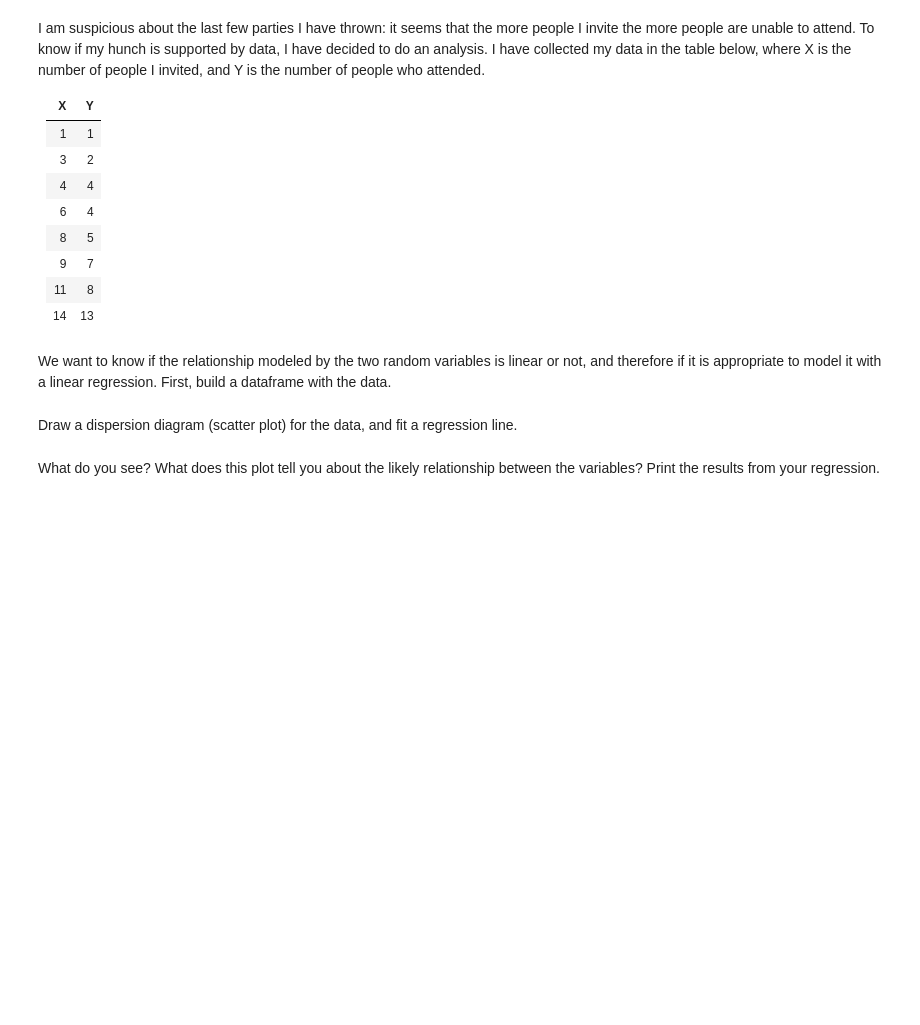
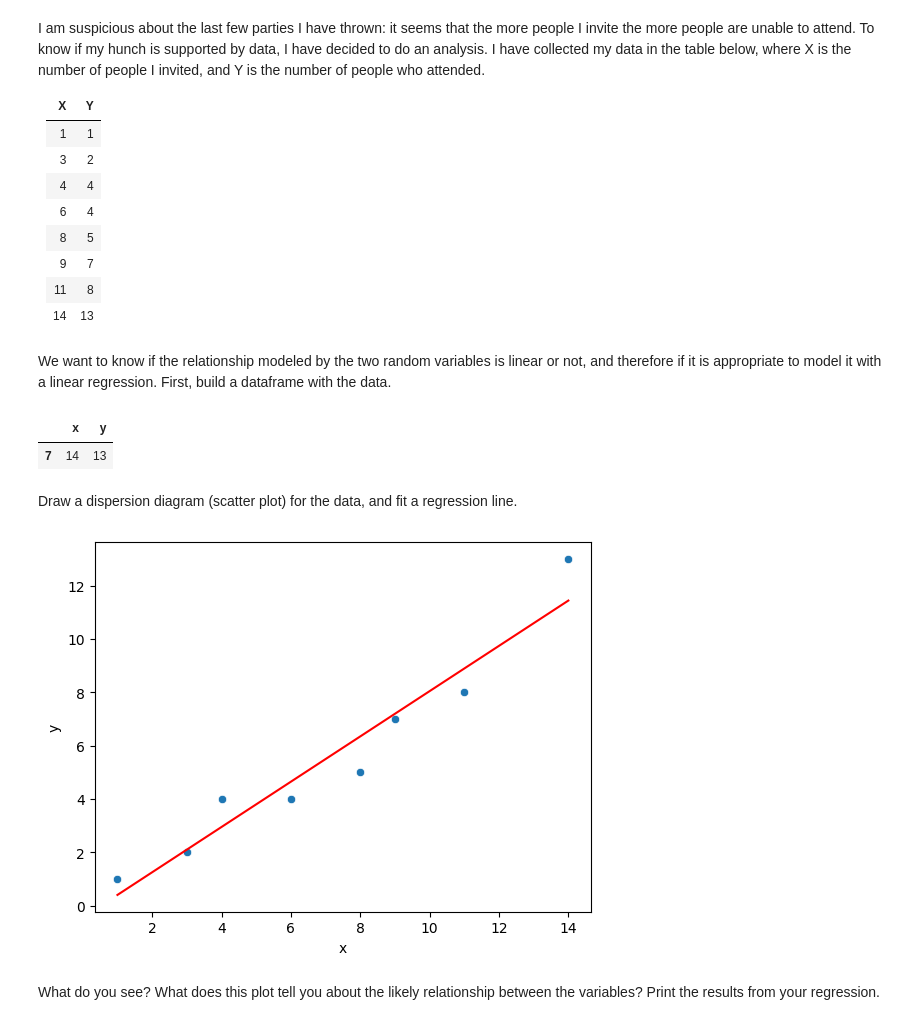
Before and after one commit to Ironhack-data-bcn-oct-2023/lab-regression-analysis, a Jupyter notebook: your-code.ipynb, the cells around one changed output. Saved outputs shown, nothing was run; the diff lists cells and outputs as text; code cells hidden in the pictures; blank space fills up the shorter version.

```diff
--- a/your-code.ipynb
+++ b/your-code.ipynb
@@ -272,2 +270,9 @@ First, build a dataframe with the data.
+# %%
+# Your code here.
+p = pd.DataFrame({'x': [1,3,4,6,8,9,11,14], 'y': [1, 2, 4, 4, 5, 7, 8, 13]})
+p.sample()
+# %% [output]
+|  | x | y |
+| 7 | 14 | 13 |
 # %% [markdown]
 Draw a dispersion diagram (scatter plot) for the data, and fit a regression line.
@@ -276,2 +279,14 @@ Draw a dispersion diagram (scatter plot) for the data, and fit a regression line
+# %%
+r = LinearRegression()
+X = p[["x"]]
+y = p.y
+r.fit(X,y)
+p["prediction_linear_reg"] = p.x * r.coef_[0] + r.intercept_
+# %%
+# Your code here.
+sns.scatterplot(x="x", y="y", data=p)
+plt.plot(p.x, p["prediction_linear_reg"], c="r");
+# %% [output]
+[figure, added]
 # %% [markdown]
 What do you see? What does this plot tell you about the likely relationship between the variables? Print the results from your regression.
```
Also changed, not shown: parts of 12 cells of this notebook.
